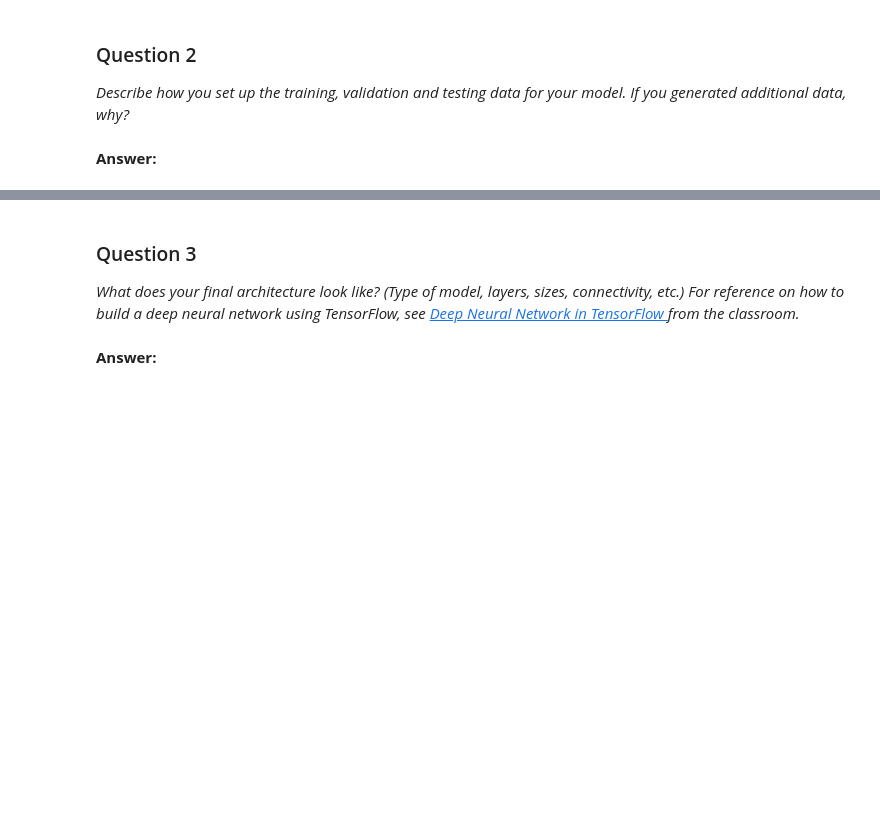
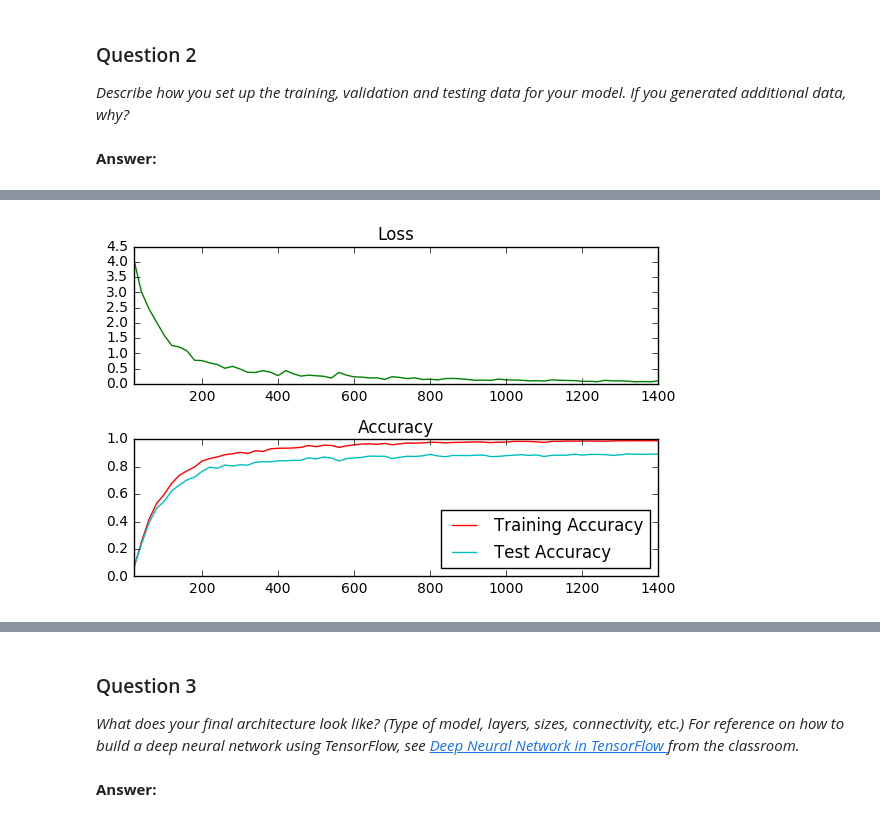
Before and after one commit to dajcs/traffic-signs, a Jupyter notebook: Traffic_Signs_Recognition.ipynb, the cells around one changed output, grey strips where cells are left out. Drawn from its saved outputs; the diff is of its cells as text; code cells hidden in the pictures; blank space fills up the shorter version.

Commit message:
final model 3 cnn relu + 2 fc sigmoid + 1 softmax accuracy ~0.95

```diff
--- a/Traffic_Signs_Recognition.ipynb
+++ b/Traffic_Signs_Recognition.ipynb
@@ -270,17 +269,15 @@ from tqdm import tqdm
 
 
 # Reload the data
-pickle_file = 'traf_sign_norm_1hot.pickle'
+pickle_file = 'traf_sign_norm_rand_1hot.pickle'
 with open(pickle_file, 'rb') as f:
-  pickle_data = pickle.load(f)
-  train_features = pickle_data['train_dataset']
-  train_labels = pickle_data['train_labels']
-  valid_features = pickle_data['valid_dataset']
-  valid_labels = pickle_data['valid_labels']
-  test_features = pickle_data['test_dataset']
-  test_labels = pickle_data['test_labels']
-  del pickle_data  # Free up memory
+    pickle_data = pickle.load(f)
+    X_train = pickle_data['X_train']
+    y_train = pickle_data['y_train']
+    X_test = pickle_data['X_test']
+    y_test = pickle_data['y_test']
+    del pickle_data  # Free up memory
 
 
-print('Data and modules loaded.')
+print('Training and testing data is loaded.')
 # %% [output]
@@ -439,0 +502,75 @@ _Describe how you set up the training, validation and testing data for your mode
+# %%
+epochs = 10
+batch_size = 300
+learning_rate = 0.002
+
+# AdamOptimizer
+optimizer = tf.train.AdamOptimizer(learning_rate=lr).minimize(loss)
+
+# init
+init = tf.initialize_all_variables()
+session = tf.Session()
+session.run(init)
+
+# Measurements use for graphing loss and accuracy
+log_batch_step = 20
+batches = []
+loss_batch = []
+train_acc_batch = []
+test_acc_batch = []
+
+batch_count = int(len(X_train)/batch_size)
+
+for epoch_i in range(epochs):
+
+    # Progress bar
+    batches_pbar = tqdm(range(batch_count), desc='Epoch {:>2}/{}'.format(epoch_i+1, epochs), unit='batches')
+
+    # The training cycle
+    for batch_i in batches_pbar:
+        # Get a batch of training features and labels
+        batch_start = batch_i*batch_size
+        X_batch = X_train[batch_start:batch_start + batch_size]
+        y_batch = y_train[batch_start:batch_start + batch_size]
+
+        # compute loss & optimize
+        l, _ = session.run( [loss, optimizer],
+                           feed_dict={X: X_batch, Y_: y_batch,
+                                      lr: learning_rate * ((epochs - epoch_i)/epochs)})
+
+        # Log every after log_batch_step batches
+        if batch_i % log_batch_step == 0:
+            # Calculate Training and Validation accuracy
+            training_accuracy = session.run(accuracy, feed_dict={X: X_train, Y_: y_train})
+            test_accuracy = session.run(accuracy, feed_dict={X: X_test, Y_: y_test})
+
+            # Log batches
+            previous_batch = batches[-1] if batches else 0
+            batches.append(log_batch_step + previous_batch)
+            loss_batch.append(l)
+            train_acc_batch.append(training_accuracy)
+            test_acc_batch.append(test_accuracy)
+
+# Check test accuracy
+test_accuracy = session.run(accuracy, feed_dict={X: X_test, Y_: y_test})
+session.close()
+
+loss_plot = plt.subplot(211)
+loss_plot.set_title('Loss')
+loss_plot.plot(batches, loss_batch, 'g')
+loss_plot.set_xlim([batches[0], batches[-1]])
+acc_plot = plt.subplot(212)
+acc_plot.set_title('Accuracy')
+acc_plot.plot(batches, train_acc_batch, 'r', label='Training Accuracy')
+acc_plot.plot(batches, test_acc_batch, 'c', label='Test Accuracy')
+acc_plot.set_ylim([0, 1.0])
+acc_plot.set_xlim([batches[0], batches[-1]])
+acc_plot.legend(loc='best')
+plt.tight_layout()
+plt.show()
+
+print('Epochs =', epochs)
+print('learning_rate =', learning_rate)
+print('Test accuracy at {}'.format(test_accuracy))
+# %% [output]
+[figure, added]
```
Also changed, not shown: parts of 28 cells of this notebook, 2 other files.
